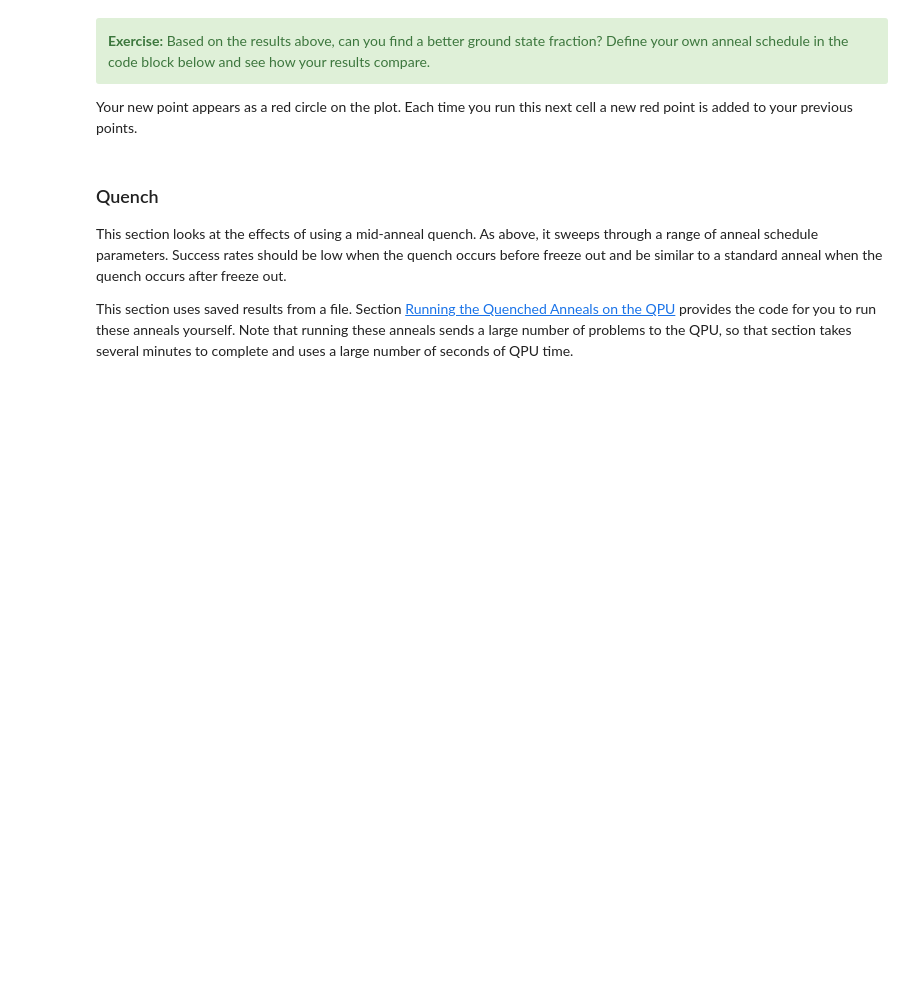
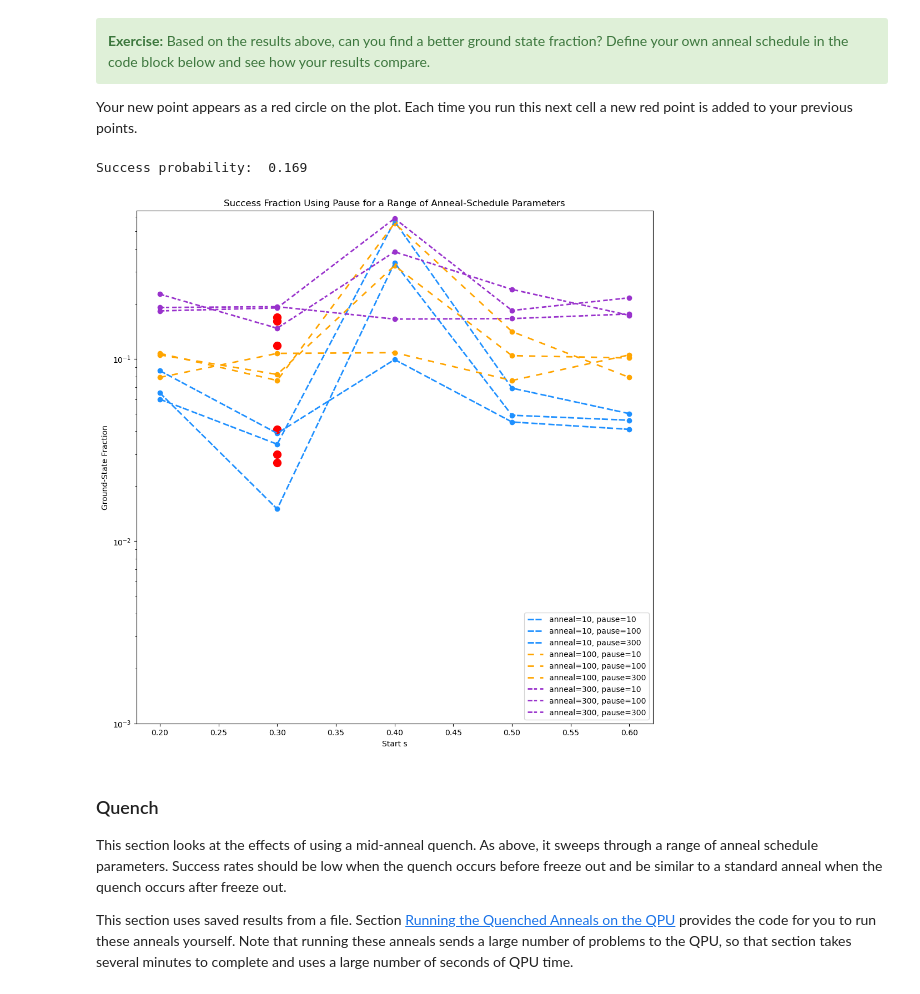
Before and after one commit to makansij/anneal-schedule-notebook, a Jupyter notebook: 01-anneal-schedule.ipynb, the cells around one changed output. Saved outputs shown, nothing was run; the diff lists cells and outputs as text; code cells hidden in the pictures; blank space fills up the shorter version.

```diff
--- a/01-anneal-schedule.ipynb
+++ b/01-anneal-schedule.ipynb
@@ -200,26 +224,33 @@ pause_plot = plot_success_fraction(saved_pause_success_prob,
 Your new point appears as a red circle on the plot. Each time you run this next cell a new red point is added to your previous points.
 # %%
 #Update the standard anneal schedule parameters below:
+### original parameters
+# anneal_time = 20.0
+# pause_duration = 20.0      # Must be greater than 0
+# pause_start = 0.3        # Must be between 0 and 1
 
-anneal_time = 20.0
-pause_duration = 20.0      # Must be greater than 0
+anneal_time = 300
+pause_duration = 500.0      # Must be greater than 0
 pause_start = 0.3        # Must be between 0 and 1
 
 #----------------------------------------------------------------
 #Leave the code below to run the problem and display the results.
 #----------------------------------------------------------------
 schedule=[[0.0,0.0],[pause_start*anneal_time,pause_start],[pause_start*anneal_time+pause_duration, pause_start],[anneal_time+pause_duration, 1.0]]
 runs=1000
 results = sampler_embedded.sample_ising(h, J,
                 anneal_schedule=schedule,
                 num_reads=runs,
                 answer_mode='raw',
                 label='Notebook - Anneal Schedule')
 success = np.count_nonzero(results.record.energy == -20.0)/runs
 print("Success probability: ",success)
 
 pause_plot["axis"].scatter([pause_start],[success], color="red", s=100)
 pause_plot["figure"]
+# %% [output]
+Success probability:  0.169
+[figure, added]
 # %% [markdown]
 ### Quench
 This section looks at the effects of using a mid-anneal quench. As above, it sweeps through a range of anneal schedule parameters. Success rates should be low when the quench occurs before freeze out and be similar to a standard anneal when the quench occurs after freeze out.
```
Also changed, not shown: parts of 15 cells of this notebook.
